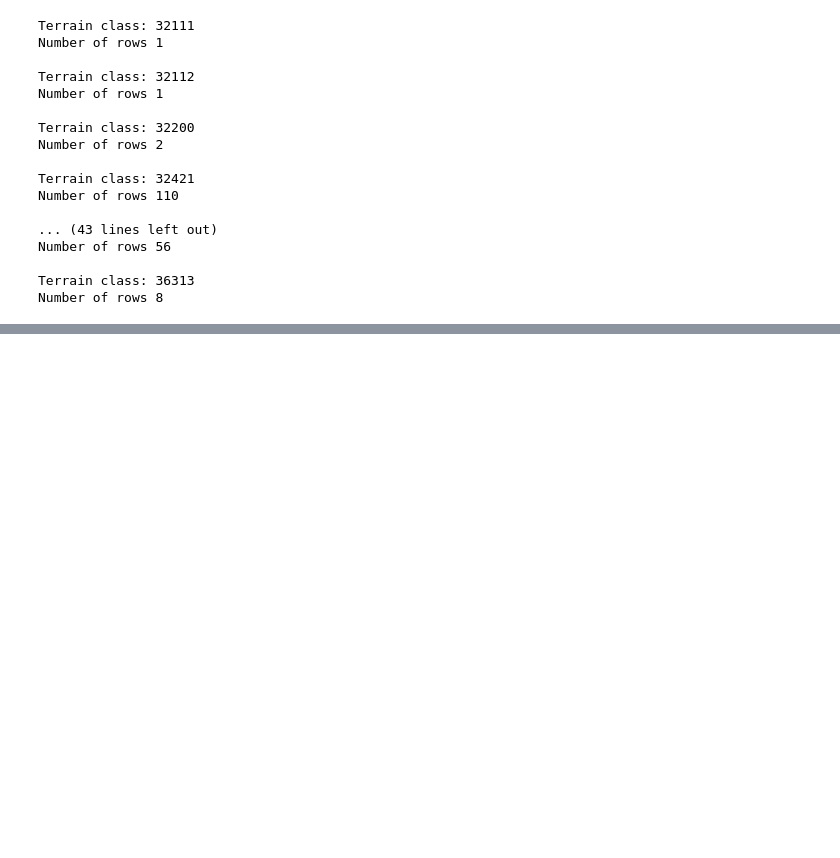
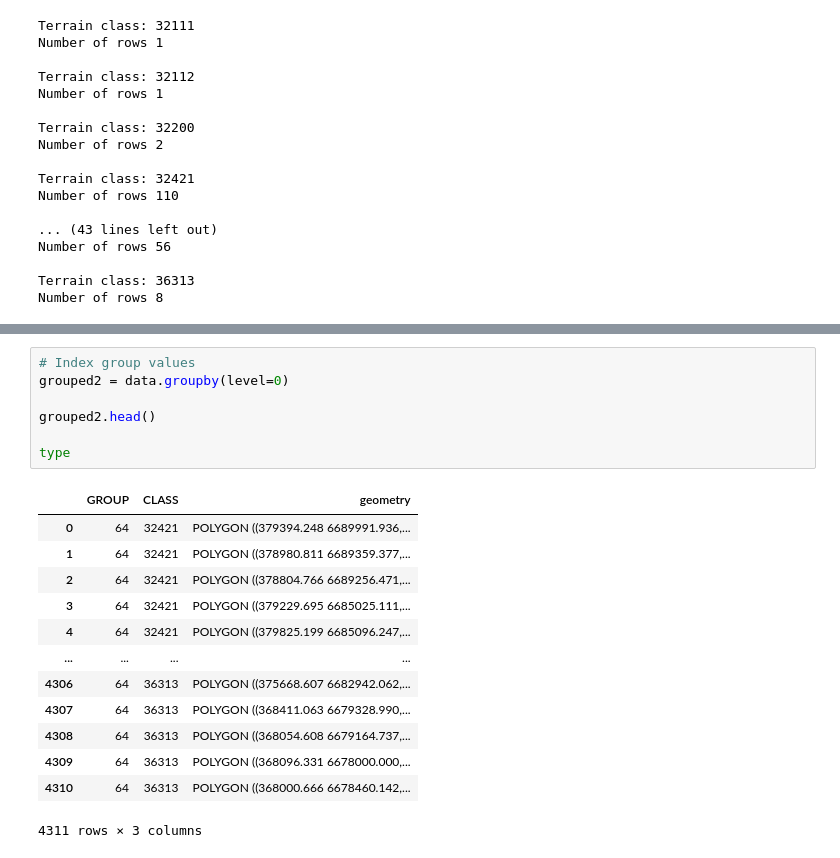
Before and after one commit to anapauor/Geopandas_samples, a Jupyter notebook: Geopandas_samples.ipynb, the cells around one changed output, grey strips where cells are left out. Saved outputs shown, nothing was run; the diff lists cells and outputs as text; blank space fills up the shorter version.

```diff
--- a/Geopandas_samples.ipynb
+++ b/Geopandas_samples.ipynb
@@ -160,0 +185,21 @@ Number of rows 8
+# %%
+# Index group values
+grouped2 = data.groupby(level=0)
+
+grouped2.head()
+
+type
+# %% [output]
+|  | GROUP | CLASS | geometry |
+| 0 | 64 | 32421 | POLYGON ((379394.248 6689991.936,... |
+| 1 | 64 | 32421 | POLYGON ((378980.811 6689359.377,... |
+| 2 | 64 | 32421 | POLYGON ((378804.766 6689256.471,... |
+| 3 | 64 | 32421 | POLYGON ((379229.695 6685025.111,... |
+| 4 | 64 | 32421 | POLYGON ((379825.199 6685096.247,... |
+| ... | ... | ... | ... |
+| 4306 | 64 | 36313 | POLYGON ((375668.607 6682942.062,... |
+| 4307 | 64 | 36313 | POLYGON ((368411.063 6679328.990,... |
+| 4308 | 64 | 36313 | POLYGON ((368054.608 6679164.737,... |
+| 4309 | 64 | 36313 | POLYGON ((368096.331 6678000.000,... |
+| 4310 | 64 | 36313 | POLYGON ((368000.666 6678460.142,... |
+4311 rows × 3 columns
```
Also changed, not shown: parts of 8 cells of this notebook.
